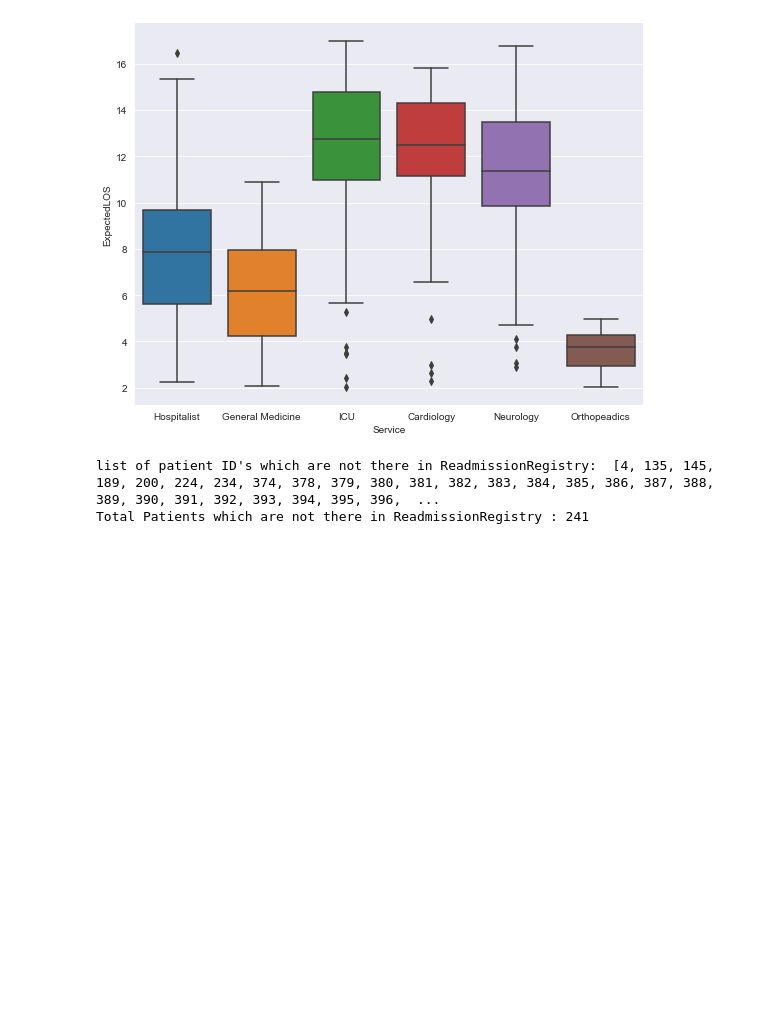
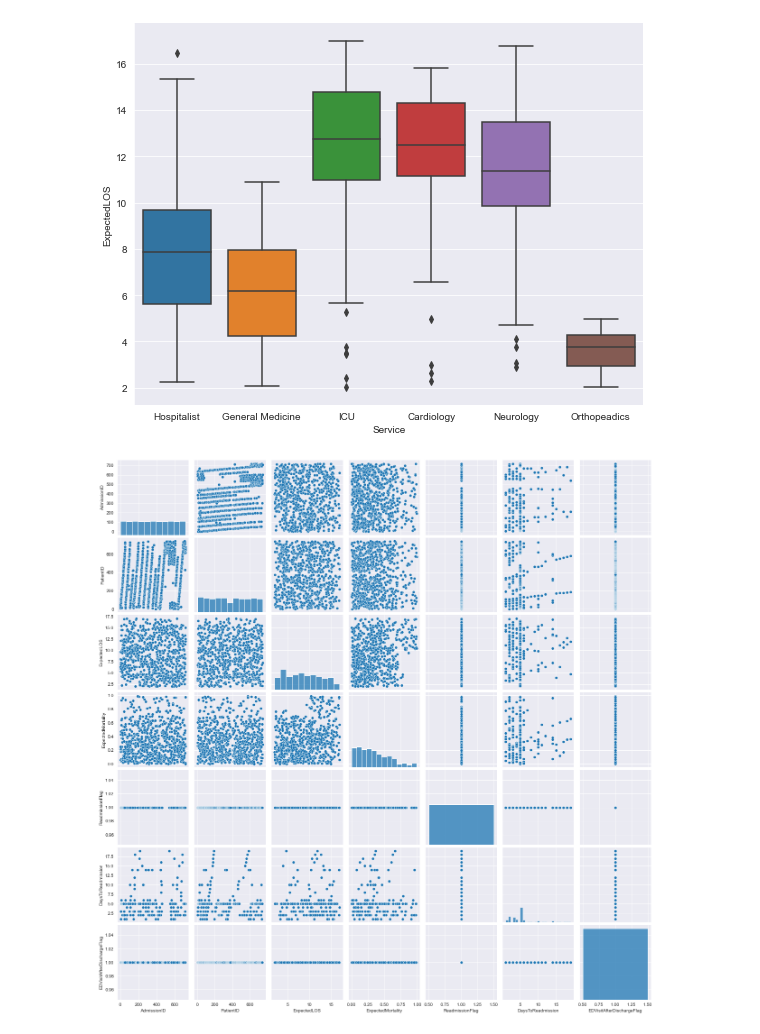
Before and after one commit to dbdebalinab/NumpyWarriors1, a Jupyter notebook: Hackthon/Kalyani_Numpy.ipynb, the cells around one changed output. Saved outputs shown, nothing was run; the diff lists cells and outputs as text; code cells hidden in the pictures; blank space fills up the shorter version.

```diff
--- a/Hackthon/Kalyani_Numpy.ipynb
+++ b/Hackthon/Kalyani_Numpy.ipynb
@@ -57,32 +86,3 @@ sns.catplot(x='Service', y='ExpectedLOS',
             height=6, aspect=1.3);
 # %% [output]
 [figure]
-# %%
-#9.Get the list of patient ID's which are not there in ReadmissionRegistry.
-
-#loading Patients Dataset
-df = pd.read_excel("HospitalDatabase .xlsx",sheet_name="Patients")
-#Creating new dataframe with unique patient ids in patients dataset
-DF_P= df['PatientID'].unique()
-
-#Loading ReadmissionRegistry Dataset
-df = pd.read_excel("HospitalDatabase .xlsx",sheet_name="ReAdmissionRegistry")
-#Creating new dataframe with unique patient ids in ReAdmissionRegistry dataset
-DF_RARP = df['PatientID'].unique()
-
-#Getting Patients list
-
-def non_match_Patients(DF_P, DF_RARP):
-    non_match = []
-    for i in DF_P:
-        if i not in DF_RARP:
-            non_match.append(i)
-    return non_match
-
-non_match = non_match_Patients(DF_P, DF_RARP)
-print("list of patient ID's which are not there in ReadmissionRegistry: ", non_match)
-
-print("Total Patients which are not there in ReadmissionRegistry :",len(non_match))
-# %% [output]
-list of patient ID's which are not there in ReadmissionRegistry:  [4, 135, 145, 189, 200, 224, 234, 374, 378, 379, 380, 381, 382, 383, 384, 385, 386, 387, 388, 389, 390, 391, 392, 393, 394, 395, 396,  ...
-Total Patients which are not there in ReadmissionRegistry : 241
@@ -88,0 +95,9 @@ Total Patients which are not there in ReadmissionRegistry : 241
+# %%
+# Make a pair plot on Readmission Registry table & do u see any correlation between columns values.
+# loading dataset
+df_RA = pd.read_excel("HospitalDatabase .xlsx",sheet_name="ReAdmissionRegistry")
+# draw pair plot
+sns.pairplot(df_RA)
+plt.show()
+# %% [output]
+[figure, added]
```
Also changed, not shown: parts of 2 cells of this notebook.
